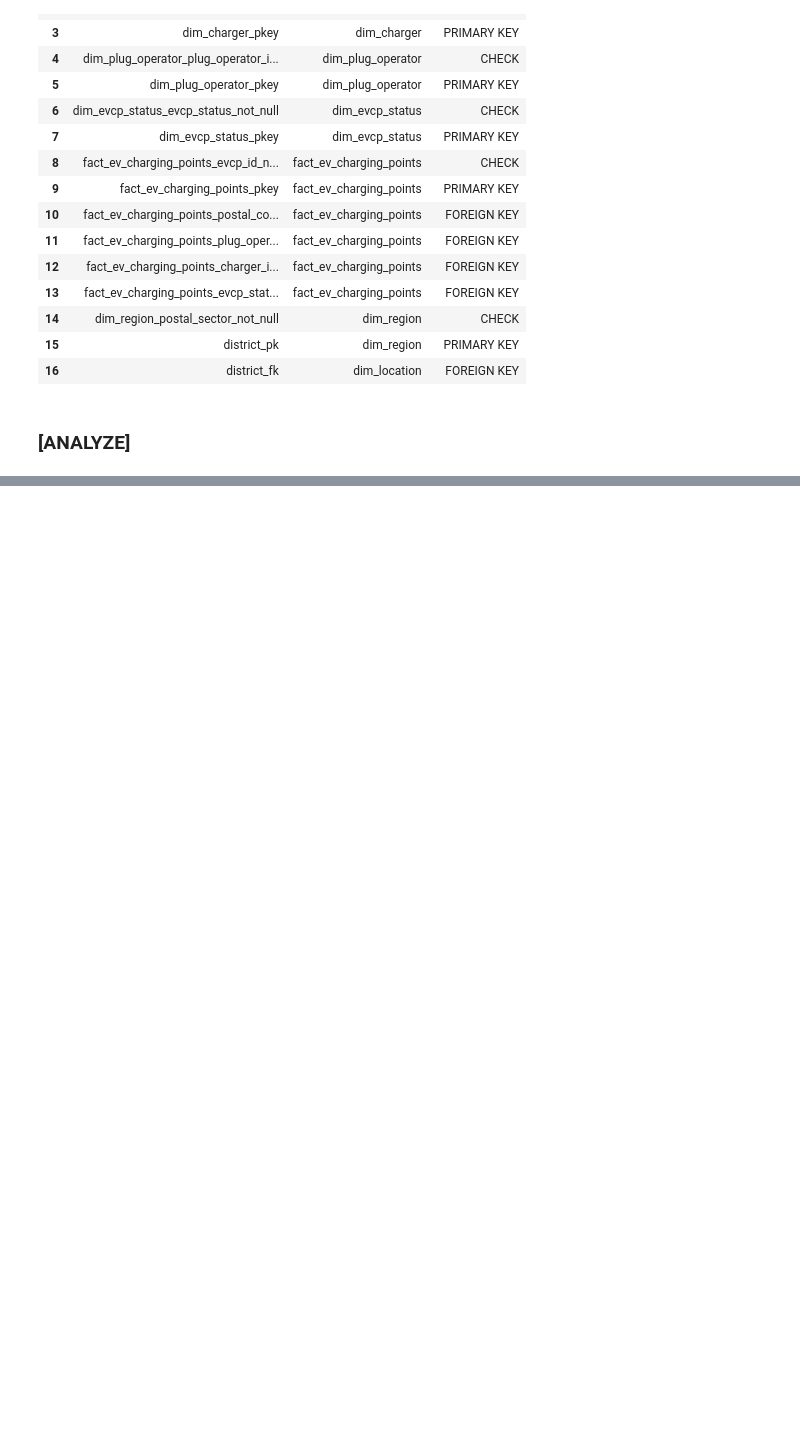
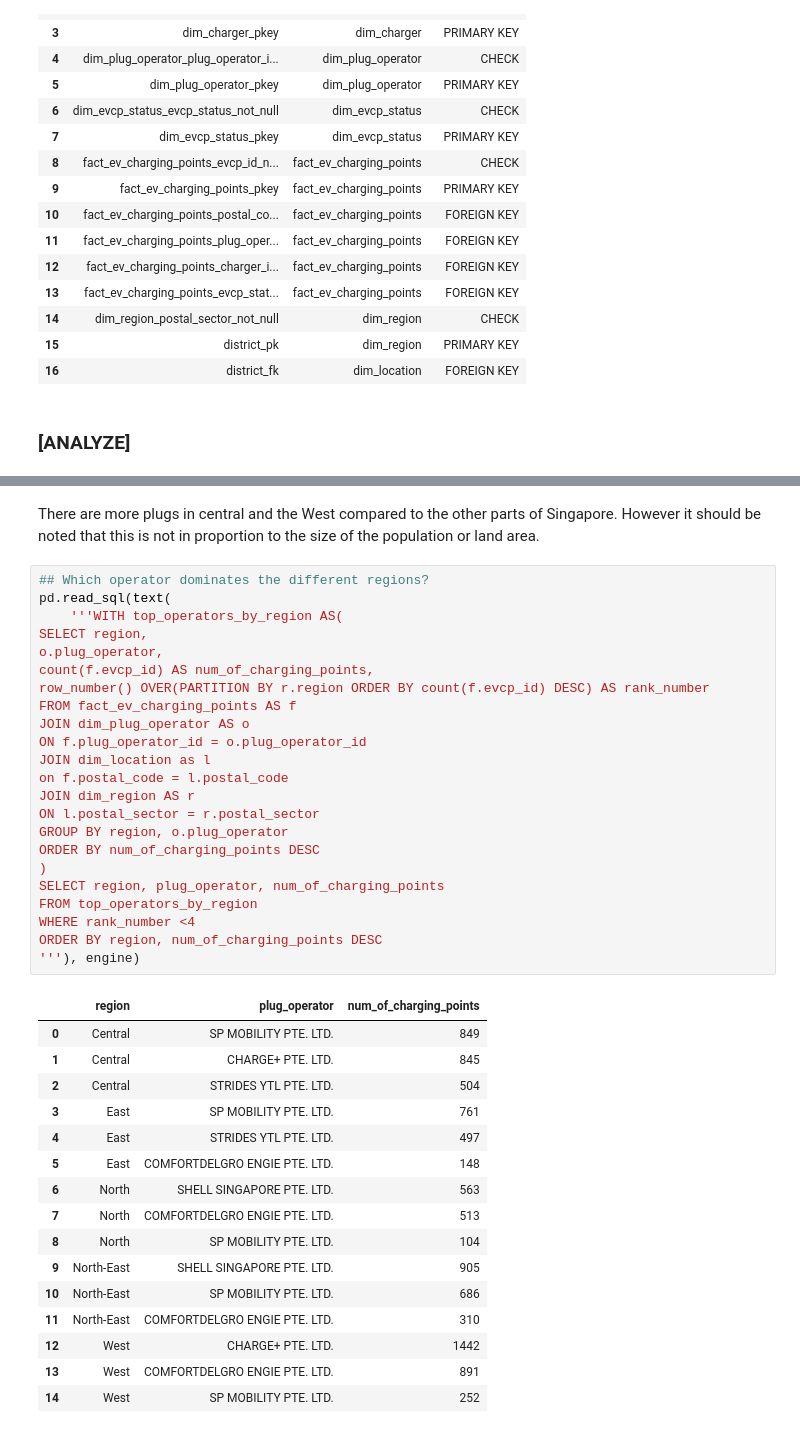
Before and after one commit to TanvirSiddique/repo2, a Jupyter notebook: EV charging Point_17Aug.ipynb, the cells around one changed output, grey strips where cells are left out. Cells and saved outputs as stored; diff of their text form; blank space fills up the shorter version.

```diff
--- a/EV charging Point_17Aug.ipynb
+++ b/EV charging Point_17Aug.ipynb
@@ -1833,0 +1880,42 @@ pd.read_sql(text(
+# %% [markdown]
+There are more plugs in central and the West compared to the other parts of Singapore. However it should be noted that this is not in proportion to the size of the population or land area.
+# %%
+## Which operator dominates the different regions?
+pd.read_sql(text(
+    '''WITH top_operators_by_region AS(
+SELECT region,
+o.plug_operator,
+count(f.evcp_id) AS num_of_charging_points,
+row_number() OVER(PARTITION BY r.region ORDER BY count(f.evcp_id) DESC) AS rank_number
+FROM fact_ev_charging_points AS f
+JOIN dim_plug_operator AS o
+ON f.plug_operator_id = o.plug_operator_id
+JOIN dim_location as l
+on f.postal_code = l.postal_code
+JOIN dim_region AS r
+ON l.postal_sector = r.postal_sector
+GROUP BY region, o.plug_operator
+ORDER BY num_of_charging_points DESC
+)
+SELECT region, plug_operator, num_of_charging_points
+FROM top_operators_by_region
+WHERE rank_number <4
+ORDER BY region, num_of_charging_points DESC
+'''), engine)
+# %% [output]
+|  | region | plug_operator | num_of_charging_points |
+| 0 | Central | SP MOBILITY PTE. LTD. | 849 |
+| 1 | Central | CHARGE+ PTE. LTD. | 845 |
+| 2 | Central | STRIDES YTL PTE. LTD. | 504 |
+| 3 | East | SP MOBILITY PTE. LTD. | 761 |
+| 4 | East | STRIDES YTL PTE. LTD. | 497 |
+| 5 | East | COMFORTDELGRO ENGIE PTE. LTD. | 148 |
+| 6 | North | SHELL SINGAPORE PTE. LTD. | 563 |
+| 7 | North | COMFORTDELGRO ENGIE PTE. LTD. | 513 |
+| 8 | North | SP MOBILITY PTE. LTD. | 104 |
+| 9 | North-East | SHELL SINGAPORE PTE. LTD. | 905 |
+| 10 | North-East | SP MOBILITY PTE. LTD. | 686 |
+| 11 | North-East | COMFORTDELGRO ENGIE PTE. LTD. | 310 |
+| 12 | West | CHARGE+ PTE. LTD. | 1442 |
+| 13 | West | COMFORTDELGRO ENGIE PTE. LTD. | 891 |
+| 14 | West | SP MOBILITY PTE. LTD. | 252 |
```
Also changed, not shown: parts of 50 cells of this notebook.
